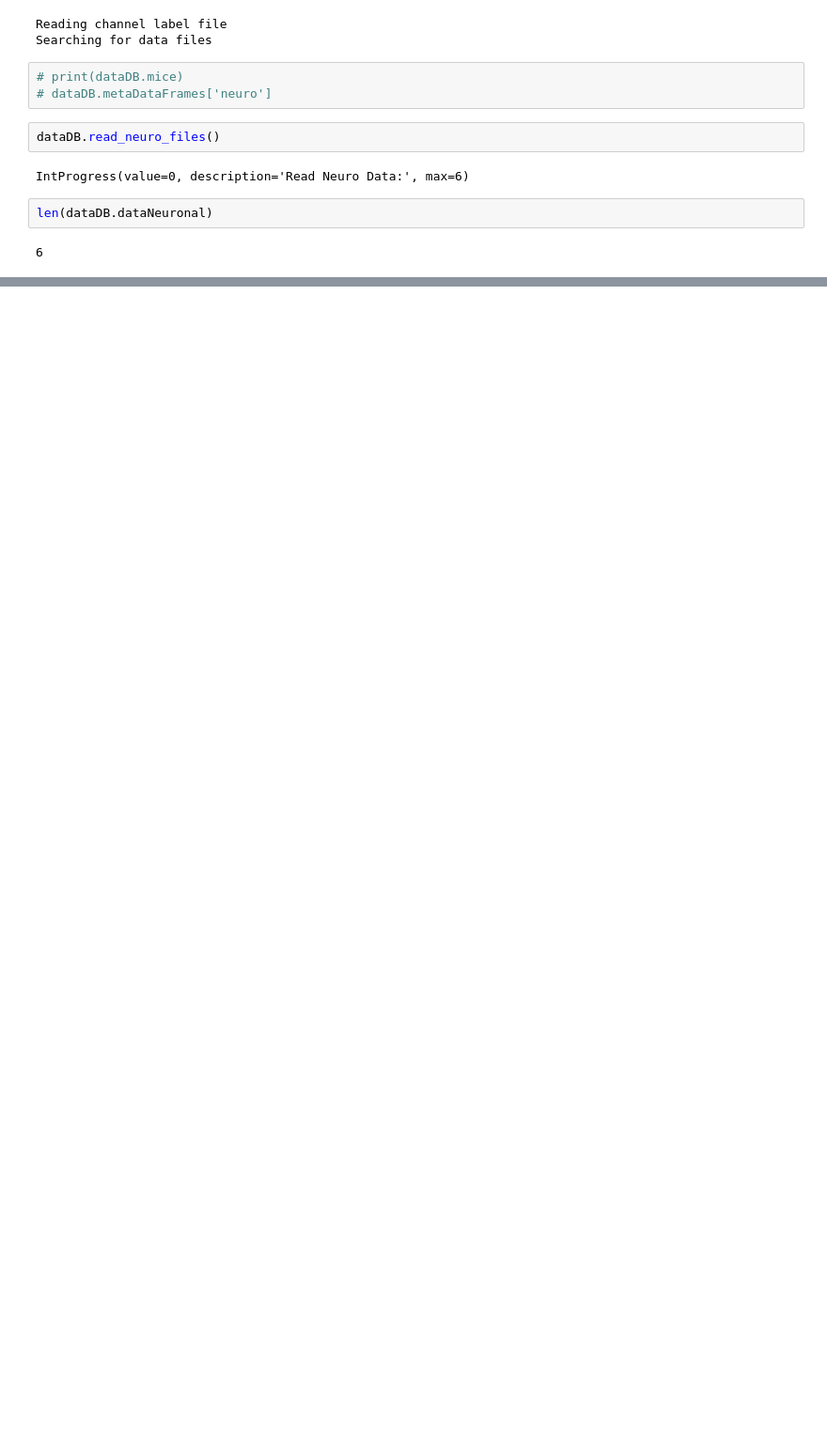
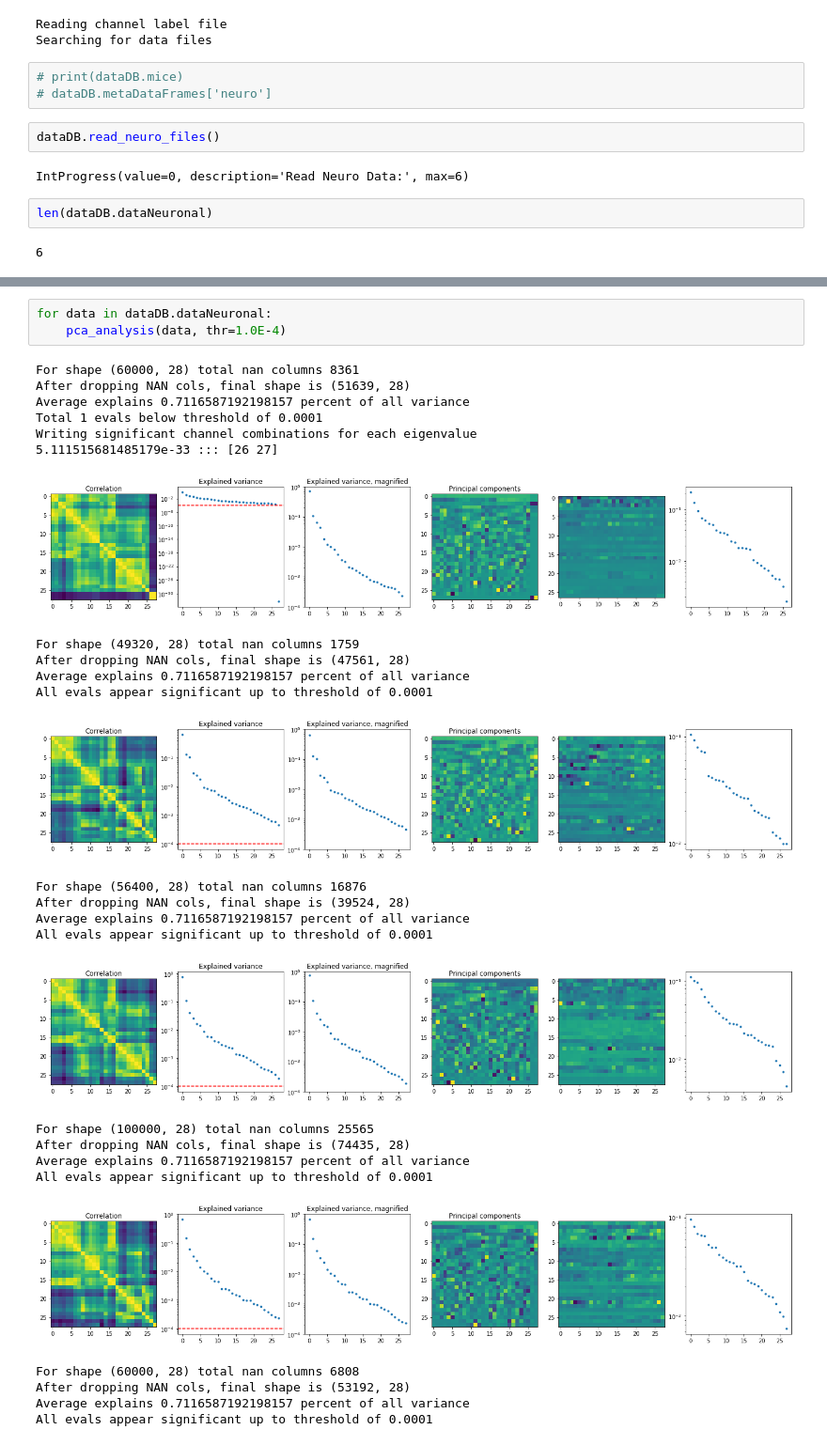
Before and after one commit to aleksejs-fomins/mesoscopic-functional-connectivity, a Jupyter notebook: codes/analysis_real/yasir_result/analysis-neural.ipynb, the cells around one changed output, grey strips where cells are left out. Shown at 94% size. Saved outputs shown, nothing was run; the diff lists cells and outputs as text; blank space fills up the shorter version.

```diff
--- a/codes/analysis_real/yasir_result/analysis-neural.ipynb
+++ b/codes/analysis_real/yasir_result/analysis-neural.ipynb
@@ -59,0 +140,30 @@ len(dataDB.dataNeuronal)
+# %%
+for data in dataDB.dataNeuronal:
+    pca_analysis(data, thr=1.0E-4)
+# %% [output]
+For shape (60000, 28) total nan columns 8361
+After dropping NAN cols, final shape is (51639, 28)
+Average explains 0.7116587192198157 percent of all variance
+Total 1 evals below threshold of 0.0001
+Writing significant channel combinations for each eigenvalue
+5.111515681485179e-33 ::: [26 27]
+[figure, added]
+For shape (49320, 28) total nan columns 1759
+After dropping NAN cols, final shape is (47561, 28)
+Average explains 0.7116587192198157 percent of all variance
+All evals appear significant up to threshold of 0.0001
+[figure, added]
+For shape (56400, 28) total nan columns 16876
+After dropping NAN cols, final shape is (39524, 28)
+Average explains 0.7116587192198157 percent of all variance
+All evals appear significant up to threshold of 0.0001
+[figure, added]
+For shape (100000, 28) total nan columns 25565
+After dropping NAN cols, final shape is (74435, 28)
+Average explains 0.7116587192198157 percent of all variance
+All evals appear significant up to threshold of 0.0001
+[figure, added]
+For shape (60000, 28) total nan columns 6808
+After dropping NAN cols, final shape is (53192, 28)
+Average explains 0.7116587192198157 percent of all variance
+All evals appear significant up to threshold of 0.0001
```
Also changed, not shown: parts of 3 cells of this notebook, 2 other files.
